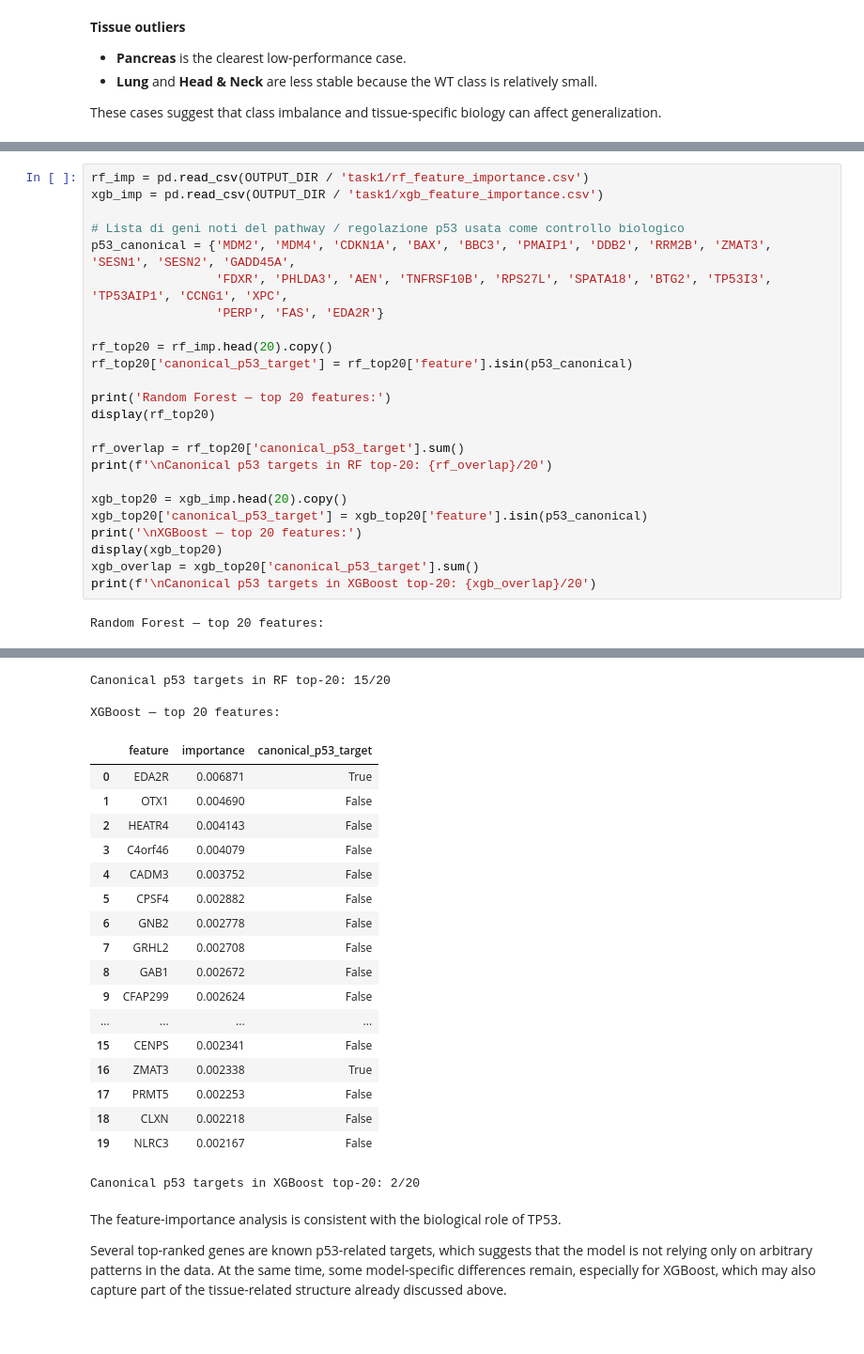
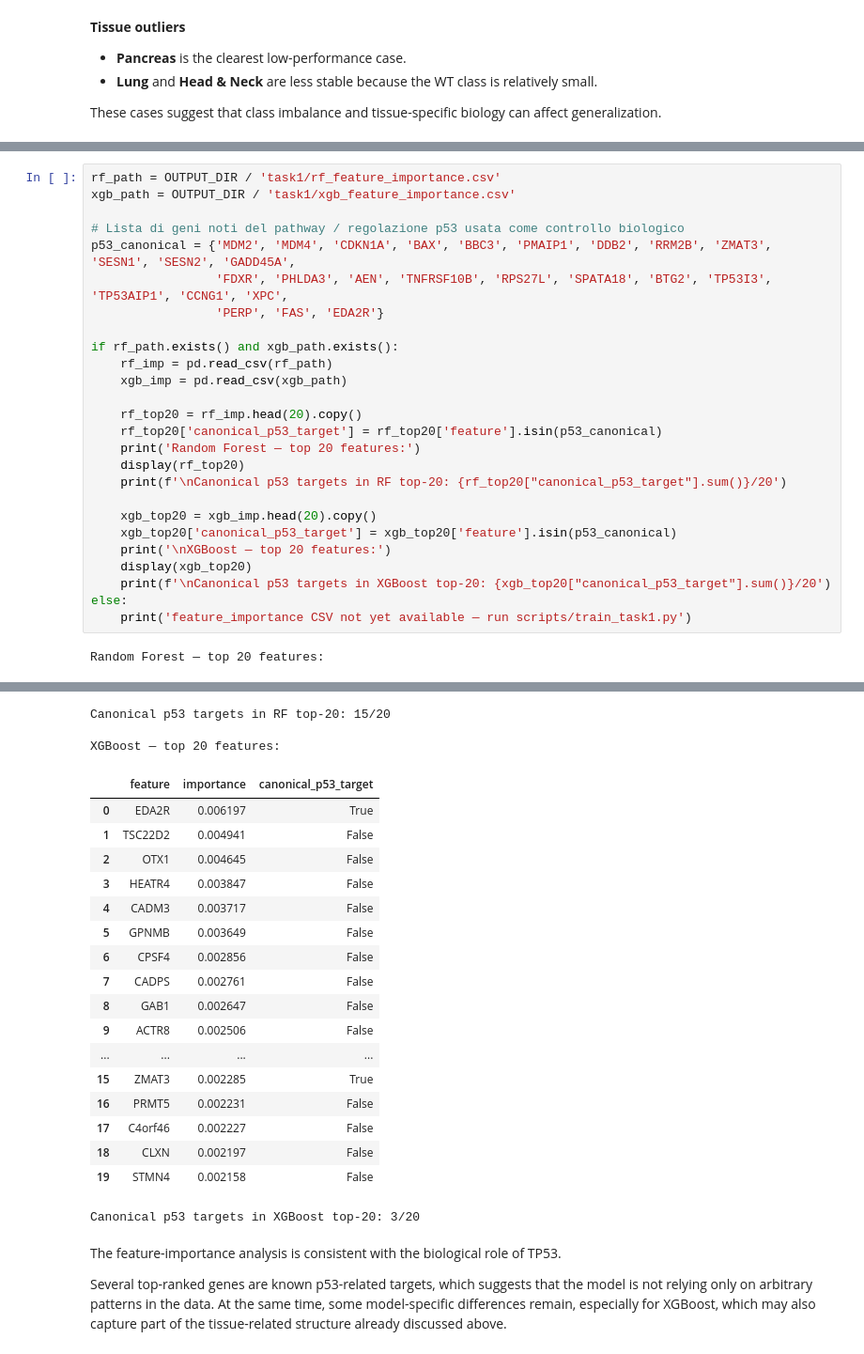
Before and after one commit to TommasoErrico-TE/ml-lab, a Jupyter notebook: ML_project.ipynb, the cells around one changed output, grey strips where cells are left out. Shown at 94% size. Cells and saved outputs as stored; diff of their text form.

```diff
--- a/ML_project.ipynb
+++ b/ML_project.ipynb
@@ -292,69 +412,71 @@ We inspect feature importance to check if the model is using biologically meanin
 
 In particular, if the classifier is capturing a real TP53-related signal, we expect important features to include genes from the p53 pathway and its downstream transcriptional targets.
 # %%
-rf_imp = pd.read_csv(OUTPUT_DIR / 'task1/rf_feature_importance.csv')
-xgb_imp = pd.read_csv(OUTPUT_DIR / 'task1/xgb_feature_importance.csv')
+rf_path = OUTPUT_DIR / 'task1/rf_feature_importance.csv'
+xgb_path = OUTPUT_DIR / 'task1/xgb_feature_importance.csv'
 
 # Lista di geni noti del pathway / regolazione p53 usata come controllo biologico
 p53_canonical = {'MDM2', 'MDM4', 'CDKN1A', 'BAX', 'BBC3', 'PMAIP1', 'DDB2', 'RRM2B', 'ZMAT3', 'SESN1', 'SESN2', 'GADD45A',
                  'FDXR', 'PHLDA3', 'AEN', 'TNFRSF10B', 'RPS27L', 'SPATA18', 'BTG2', 'TP53I3', 'TP53AIP1', 'CCNG1', 'XPC',
                  'PERP', 'FAS', 'EDA2R'}
 
-rf_top20 = rf_imp.head(20).copy()
-rf_top20['canonical_p53_target'] = rf_top20['feature'].isin(p53_canonical)
+if rf_path.exists() and xgb_path.exists():
+    rf_imp = pd.read_csv(rf_path)
+    xgb_imp = pd.read_csv(xgb_path)
 
-print('Random Forest — top 20 features:')
-display(rf_top20)
+    rf_top20 = rf_imp.head(20).copy()
+    rf_top20['canonical_p53_target'] = rf_top20['feature'].isin(p53_canonical)
+    print('Random Forest — top 20 features:')
+    display(rf_top20)
+    print(f'\nCanonical p53 targets in RF top-20: {rf_top20["canonical_p53_target"].sum()}/20')
 
-rf_overlap = rf_top20['canonical_p53_target'].sum()
-print(f'\nCanonical p53 targets in RF top-20: {rf_overlap}/20')
-
-xgb_top20 = xgb_imp.head(20).copy()
-xgb_top20['canonical_p53_target'] = xgb_top20['feature'].isin(p53_canonical)
-print('\nXGBoost — top 20 features:')
-display(xgb_top20)
-xgb_overlap = xgb_top20['canonical_p53_target'].sum()
-print(f'\nCanonical p53 targets in XGBoost top-20: {xgb_overlap}/20')
+    xgb_top20 = xgb_imp.head(20).copy()
+    xgb_top20['canonical_p53_target'] = xgb_top20['feature'].isin(p53_canonical)
+    print('\nXGBoost — top 20 features:')
+    display(xgb_top20)
+    print(f'\nCanonical p53 targets in XGBoost top-20: {xgb_top20["canonical_p53_target"].sum()}/20')
+else:
+    print('feature_importance CSV not yet available — run scripts/train_task1.py')
 # %% [output]
 Random Forest — top 20 features:
 |  | feature | importance | canonical_p53_target |
 | 0 | MDM2 | 0.012198 | True |
 | 1 | EDA2R | 0.006890 | True |
 | 2 | ZMAT3 | 0.006320 | True |
 | 3 | PTCHD4 | 0.006003 | False |
 | 4 | AEN | 0.005579 | True |
 | 5 | CDKN1A | 0.005475 | True |
 | 6 | FDXR | 0.004746 | True |
 | 7 | SPATA18 | 0.004199 | True |
 | 8 | SESN1 | 0.004048 | True |
 | 9 | PHLDA3 | 0.003769 | True |
 | ... | ... | ... | ... |
 | 15 | RRM2B | 0.002618 | True |
 | 16 | APOBEC3H | 0.002124 | False |
 | 17 | CYFIP2 | 0.001851 | False |
 | 18 | PPM1D | 0.001819 | False |
 | 19 | ST14 | 0.001734 | False |
 Canonical p53 targets in RF top-20: 15/20
 
 XGBoost — top 20 features:
 |  | feature | importance | canonical_p53_target |
-| 0 | EDA2R | 0.006871 | True |
-| 1 | OTX1 | 0.004690 | False |
-| 2 | HEATR4 | 0.004143 | False |
-| 3 | C4orf46 | 0.004079 | False |
-| 4 | CADM3 | 0.003752 | False |
-| 5 | CPSF4 | 0.002882 | False |
-| 6 | GNB2 | 0.002778 | False |
-| 7 | GRHL2 | 0.002708 | False |
-| 8 | GAB1 | 0.002672 | False |
-| 9 | CFAP299 | 0.002624 | False |
+| 0 | EDA2R | 0.006197 | True |
+| 1 | TSC22D2 | 0.004941 | False |
+| 2 | OTX1 | 0.004645 | False |
+| 3 | HEATR4 | 0.003847 | False |
+| 4 | CADM3 | 0.003717 | False |
+| 5 | GPNMB | 0.003649 | False |
+| 6 | CPSF4 | 0.002856 | False |
+| 7 | CADPS | 0.002761 | False |
+| 8 | GAB1 | 0.002647 | False |
+| 9 | ACTR8 | 0.002506 | False |
 | ... | ... | ... | ... |
-| 15 | CENPS | 0.002341 | False |
-| 16 | ZMAT3 | 0.002338 | True |
-| 17 | PRMT5 | 0.002253 | False |
-| 18 | CLXN | 0.002218 | False |
-| 19 | NLRC3 | 0.002167 | False |
+| 15 | ZMAT3 | 0.002285 | True |
+| 16 | PRMT5 | 0.002231 | False |
+| 17 | C4orf46 | 0.002227 | False |
+| 18 | CLXN | 0.002197 | False |
+| 19 | STMN4 | 0.002158 | False |
-Canonical p53 targets in XGBoost top-20: 2/20
+Canonical p53 targets in XGBoost top-20: 3/20
 # %% [markdown]
 The feature-importance analysis is consistent with the biological role of TP53.
 
```
Also changed, not shown: parts of 43 cells of this notebook, 18 other files.
